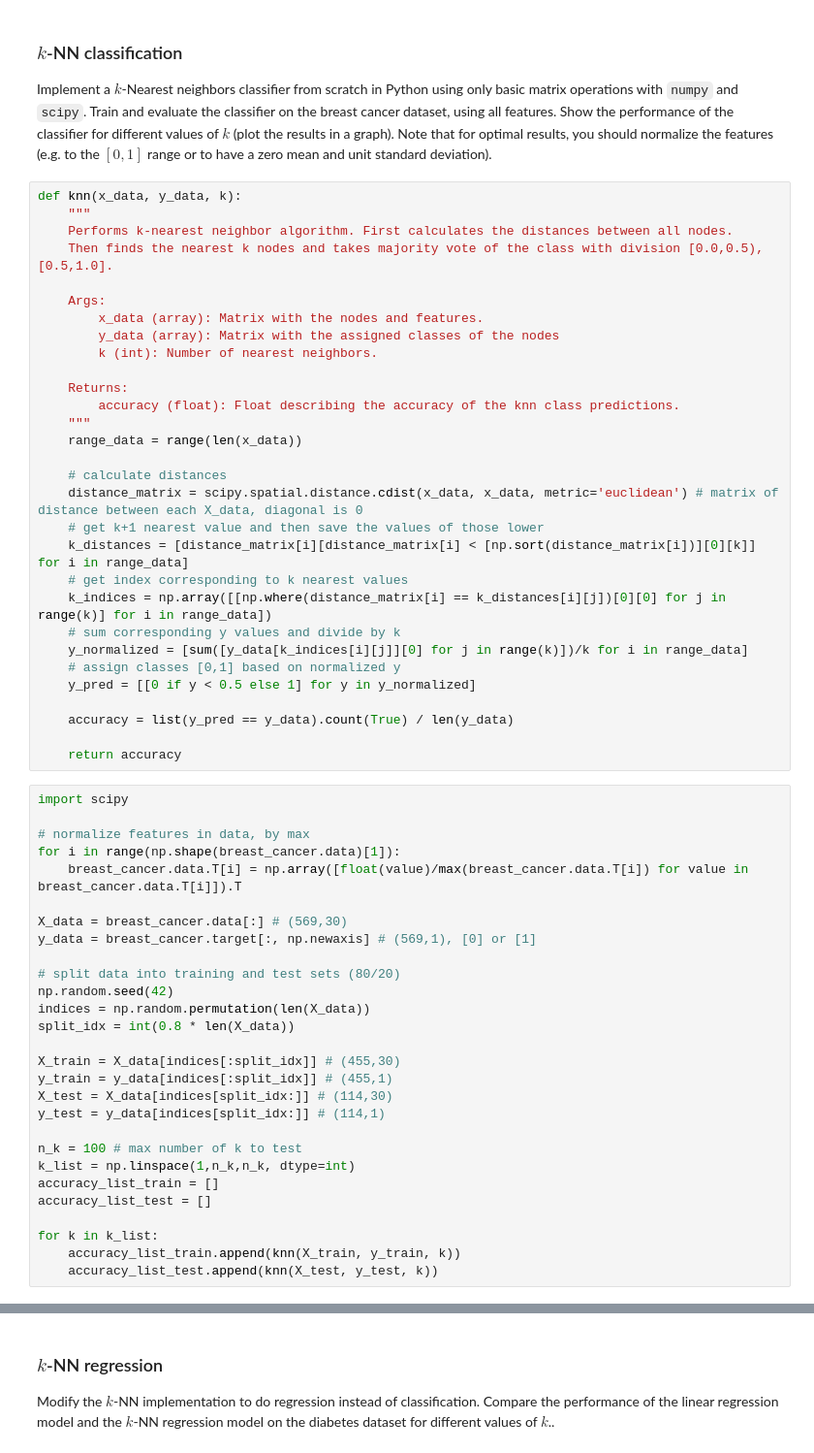
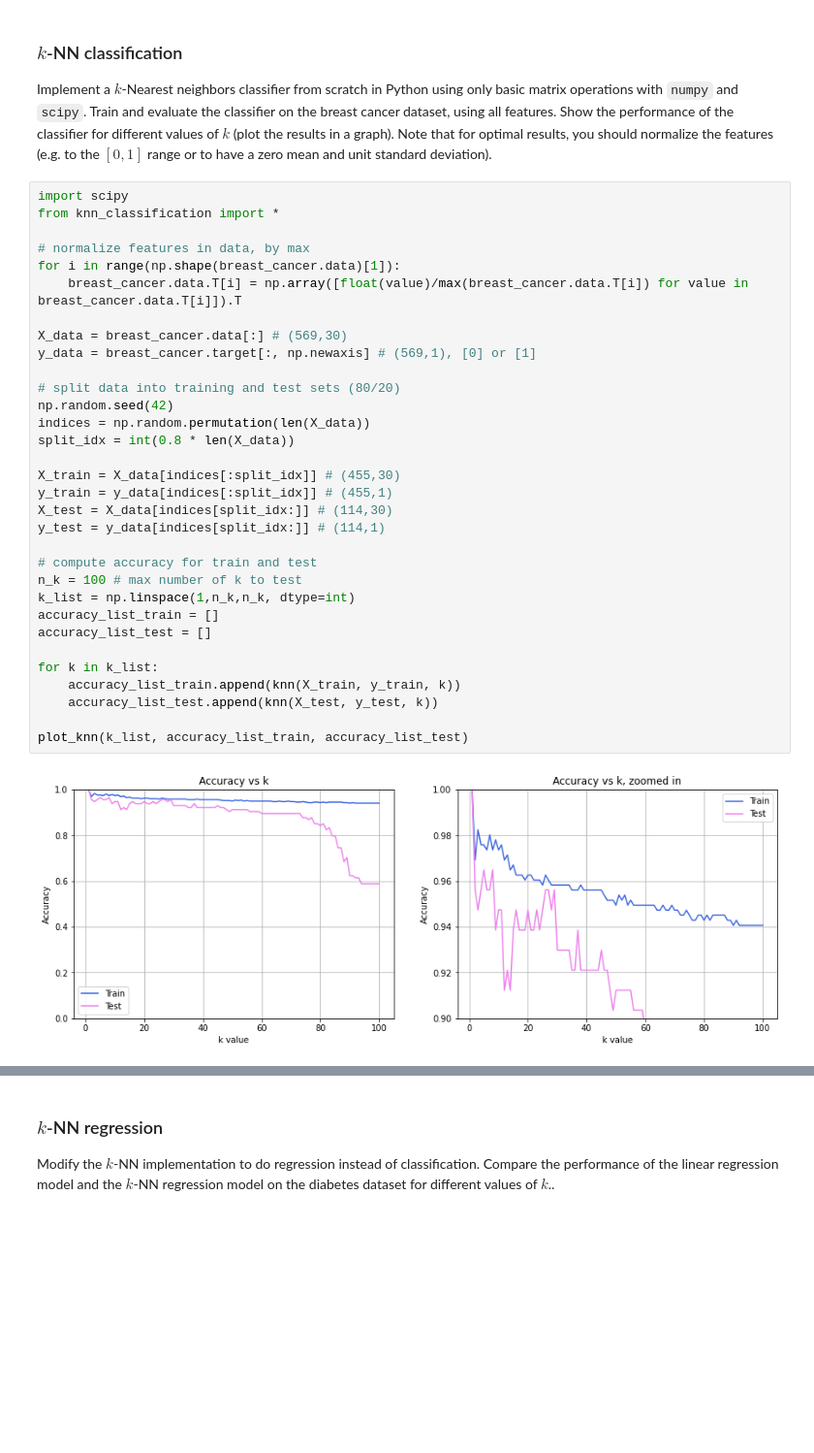
Before and after one commit to lucazini03/ml-for-medical-imaging, a Jupyter notebook: week_1.ipynb, the cells around one changed output, grey strips where cells are left out. Shown at 97% size. Drawn from its saved outputs; the diff is of its cells as text; blank space fills up the shorter version.

```diff
--- a/week_1.ipynb
+++ b/week_1.ipynb
@@ -175,61 +175,37 @@ Assume that in the dataset that you use to train a linear regression model, ther
 ### $k$-NN classification
 
 Implement a $k$-Nearest neighbors classifier from scratch in Python using only basic matrix operations with `numpy` and `scipy`. Train and evaluate the classifier on the breast cancer dataset, using all features. Show the performance of the classifier for different values of $k$ (plot the results in a graph). Note that for optimal results, you should normalize the features (e.g. to the $[0, 1]$ range or to have a zero mean and unit standard deviation).
-# %%
-def knn(x_data, y_data, k):
-    """
-    Performs k-nearest neighbor algorithm. First calculates the distances between all nodes.
-    Then finds the nearest k nodes and takes majority vote of the class with division [0.0,0.5), [0.5,1.0].
-
-    Args:
-        x_data (array): Matrix with the nodes and features.
-        y_data (array): Matrix with the assigned classes of the nodes
-        k (int): Number of nearest neighbors.
-
-    Returns:
-        accuracy (float): Float describing the accuracy of the knn class predictions.
-    """
-    range_data = range(len(x_data))
-
-    # calculate distances
-    distance_matrix = scipy.spatial.distance.cdist(x_data, x_data, metric='euclidean') # matrix of distance between each X_data, diagonal is 0
-    # get k+1 nearest value and then save the values of those lower
-    k_distances = [distance_matrix[i][distance_matrix[i] < [np.sort(distance_matrix[i])][0][k]] for i in range_data]
-    # get index corresponding to k nearest values
-    k_indices = np.array([[np.where(distance_matrix[i] == k_distances[i][j])[0][0] for j in range(k)] for i in range_data])
-    # sum corresponding y values and divide by k
-    y_normalized = [sum([y_data[k_indices[i][j]][0] for j in range(k)])/k for i in range_data]
-    # assign classes [0,1] based on normalized y
-    y_pred = [[0 if y < 0.5 else 1] for y in y_normalized]
-
-    accuracy = list(y_pred == y_data).count(True) / len(y_data)
-
-    return accuracy
 # %%
 import scipy
+from knn_classification import *
 
 # normalize features in data, by max
 for i in range(np.shape(breast_cancer.data)[1]):
     breast_cancer.data.T[i] = np.array([float(value)/max(breast_cancer.data.T[i]) for value in breast_cancer.data.T[i]]).T
 
 X_data = breast_cancer.data[:] # (569,30)
 y_data = breast_cancer.target[:, np.newaxis] # (569,1), [0] or [1]
 
 # split data into training and test sets (80/20)
 np.random.seed(42)
 indices = np.random.permutation(len(X_data))
 split_idx = int(0.8 * len(X_data))
 
 X_train = X_data[indices[:split_idx]] # (455,30)
 y_train = y_data[indices[:split_idx]] # (455,1)
 X_test = X_data[indices[split_idx:]] # (114,30)
 y_test = y_data[indices[split_idx:]] # (114,1)
 
+# compute accuracy for train and test
 n_k = 100 # max number of k to test
 k_list = np.linspace(1,n_k,n_k, dtype=int)
 accuracy_list_train = []
 accuracy_list_test = []
 
 for k in k_list:
     accuracy_list_train.append(knn(X_train, y_train, k))
     accuracy_list_test.append(knn(X_test, y_test, k))
+
+plot_knn(k_list, accuracy_list_train, accuracy_list_test)
+# %% [output]
+[figure, added]
```
Also changed, not shown: parts of 2 cells of this notebook, 1 other file.
